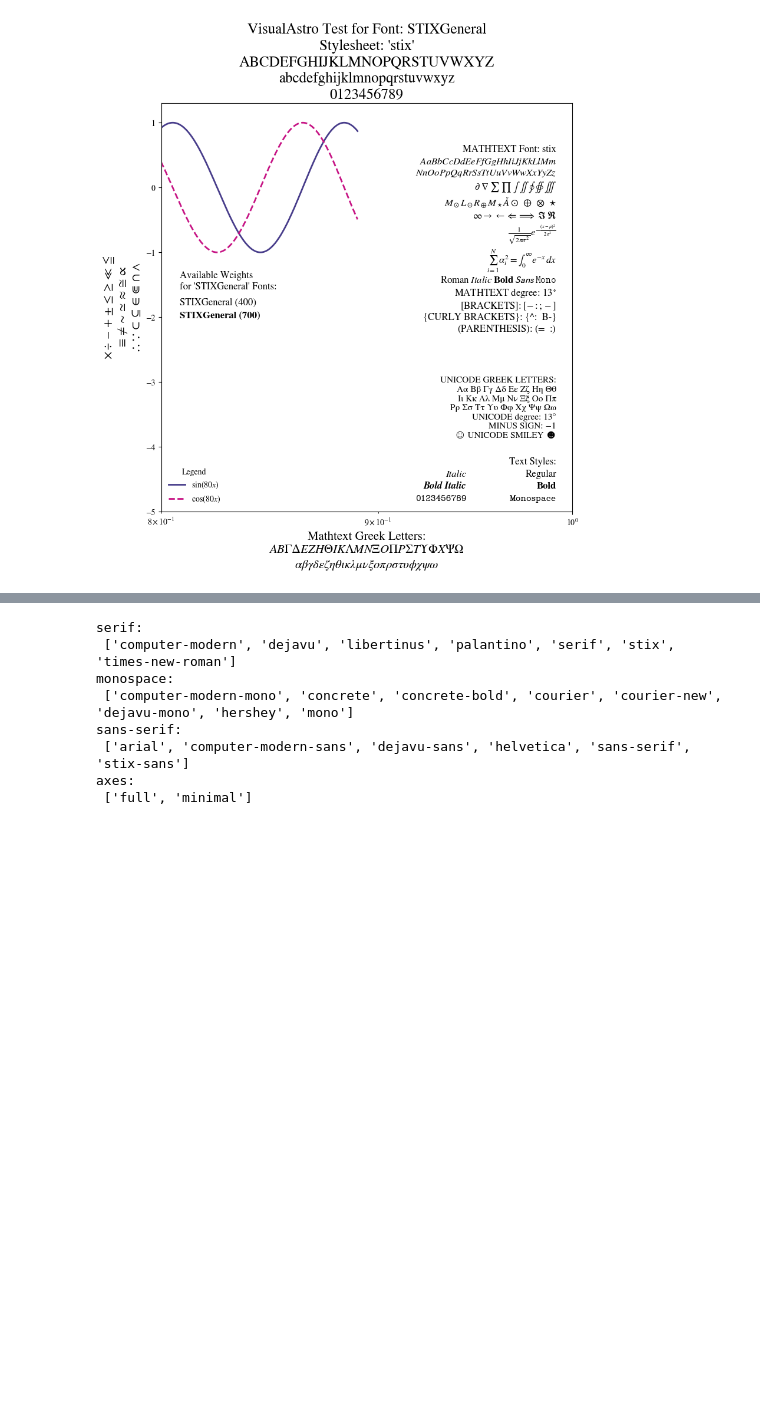
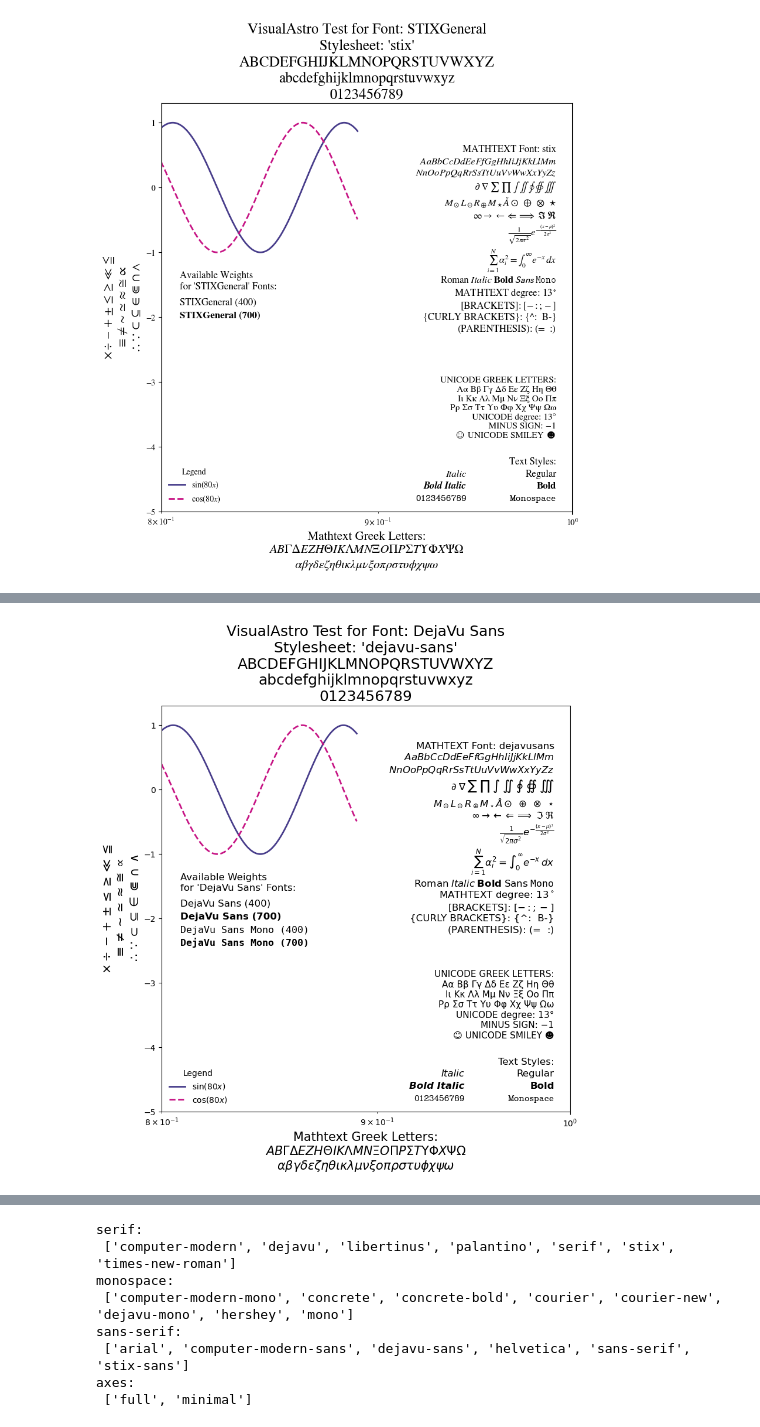
Before and after one commit to elkogerville/VisualAstro, a Jupyter notebook: examples/style_guide.ipynb, the cells around one changed output, grey strips where cells are left out. Cells and saved outputs as stored; diff of their text form; code cells hidden in the pictures; blank space fills up the shorter version.

```diff
--- a/examples/style_guide.ipynb
+++ b/examples/style_guide.ipynb
@@ -210,0 +217,6 @@ va.help.fontstyle('stix')
+# %%
+plt.style.use('dejavu-sans')
+va.help.fontstyle('dejavu-sans')
+plt.show()
+# %% [output]
+[figure, added]
```
Also changed, not shown: parts of 4 cells of this notebook.
